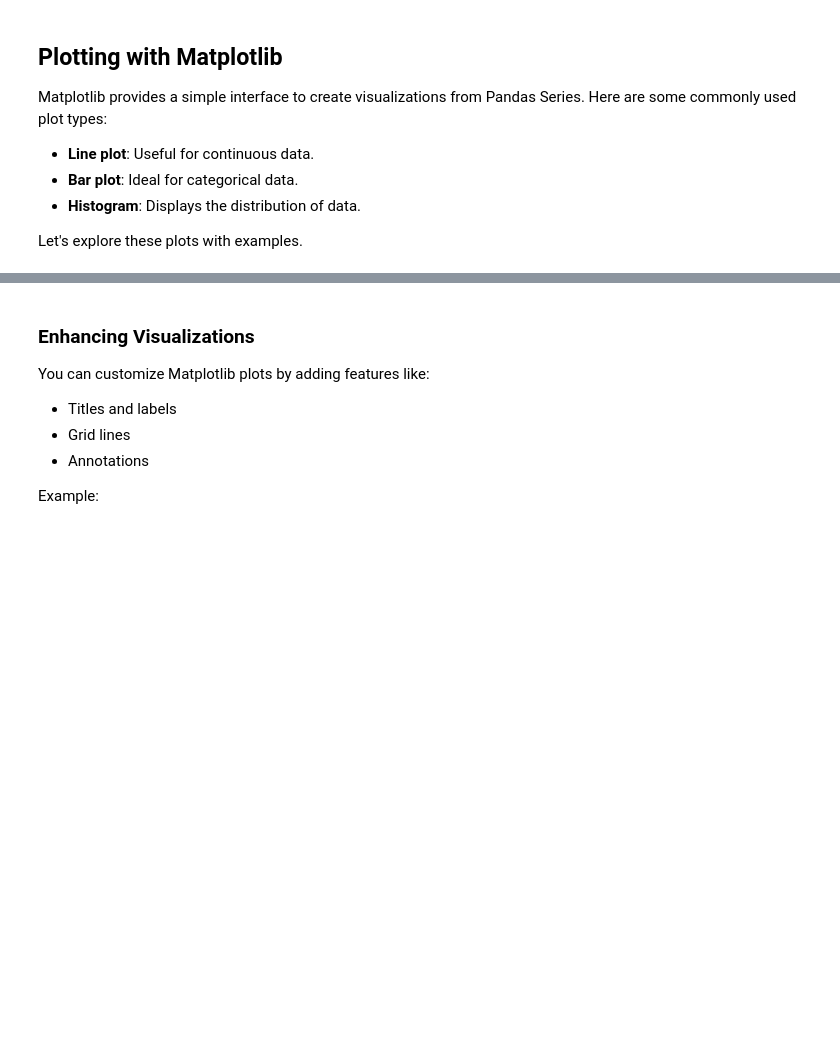
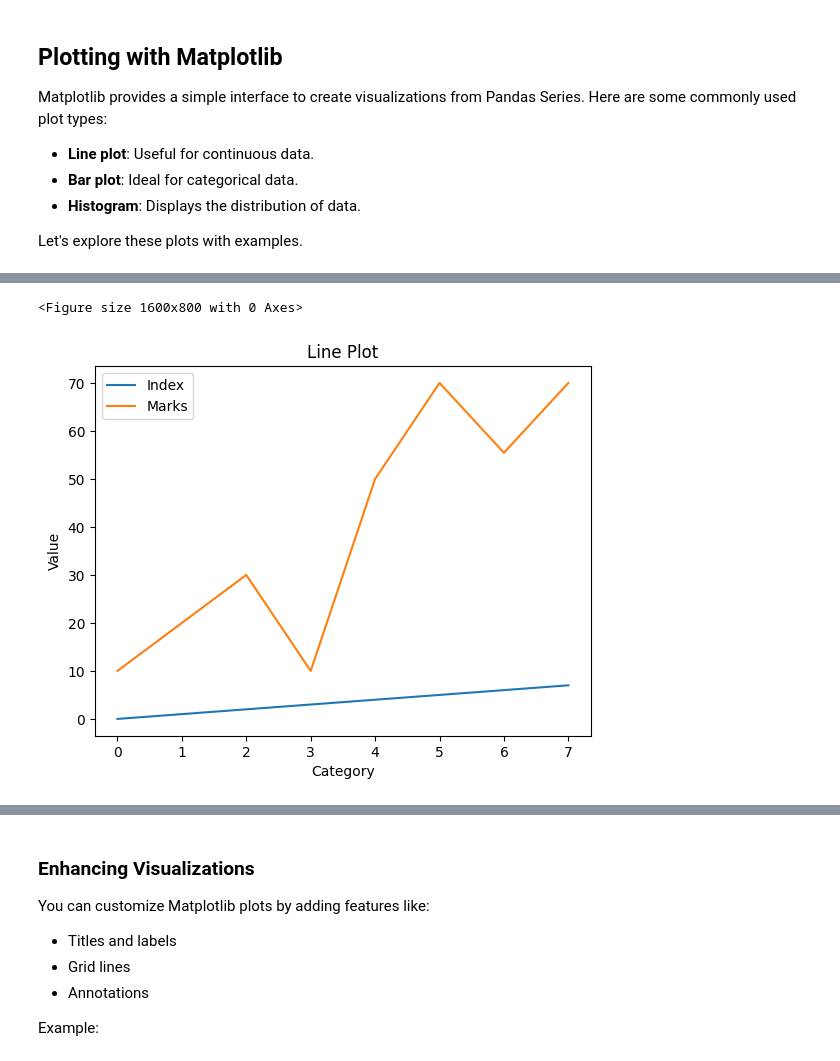
Before and after one commit to shaiful019/MLOB1, a Jupyter notebook: Sessions/Day9/Pandas.ipynb, the cells around one changed output, grey strips where cells are left out. Cells and saved outputs as stored; diff of their text form; code cells hidden in the pictures; blank space fills up the shorter version.

```diff
--- a/Sessions/Day9/Pandas.ipynb
+++ b/Sessions/Day9/Pandas.ipynb
@@ -297,0 +303,5 @@ dtype: int64
+# %%
+# Load a dataset
+import pandas as pd
+df = pd.read_csv(r'D:\Temp\MLOB1\Sessions\Day9\series.csv')
+df
@@ -320,18 +396,18 @@ Let's explore these plots with examples.
 # %%
 import pandas as pd
 import matplotlib.pyplot as plt
 
-# Sample Series
-data = [10, 20, 15, 30, 25]
-labels = ['A', 'B', 'C', 'D', 'E']
-series = pd.Series(data, index=labels)
+
 
 # Line plot
-plt.figure(figsize=(8, 4))
-series.plot(kind='line', title='Line Plot')
+plt.figure(figsize=(16, 8))
+df.plot(kind='line', title='Line Plot')
 plt.xlabel('Category')
 plt.ylabel('Value')
 plt.show()
+# %% [output]
+<Figure size 1600x800 with 0 Axes>
+[figure, added]
 # %%
 # Bar plot
 plt.figure(figsize=(8, 4))
```
Also changed, not shown: parts of 12 cells of this notebook, 2 other files.
